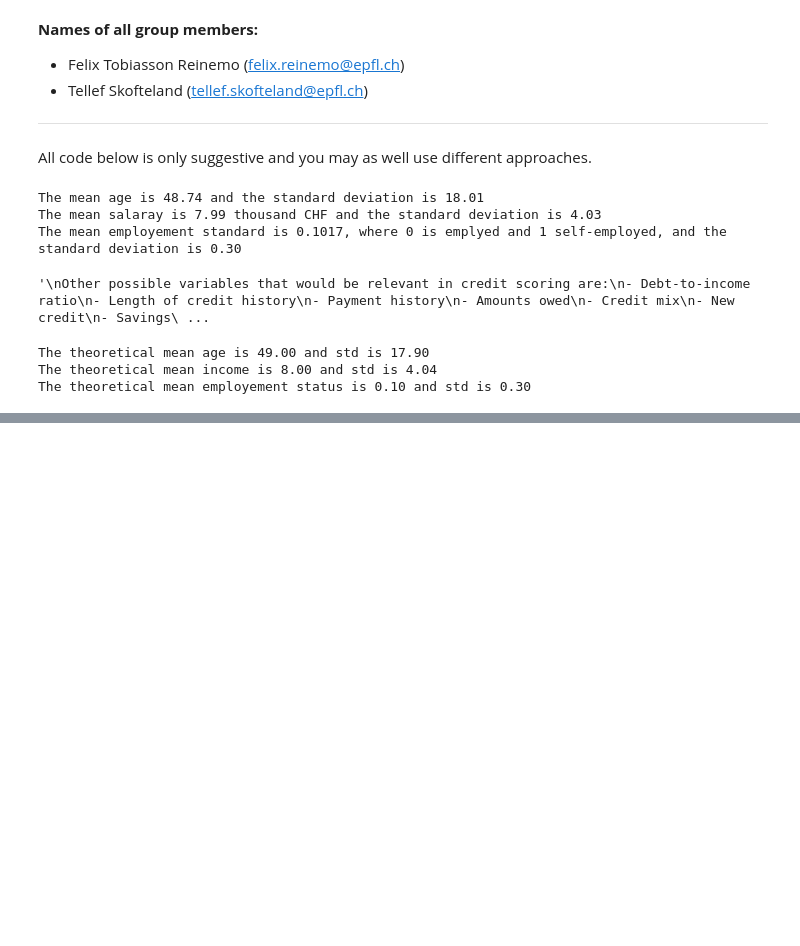
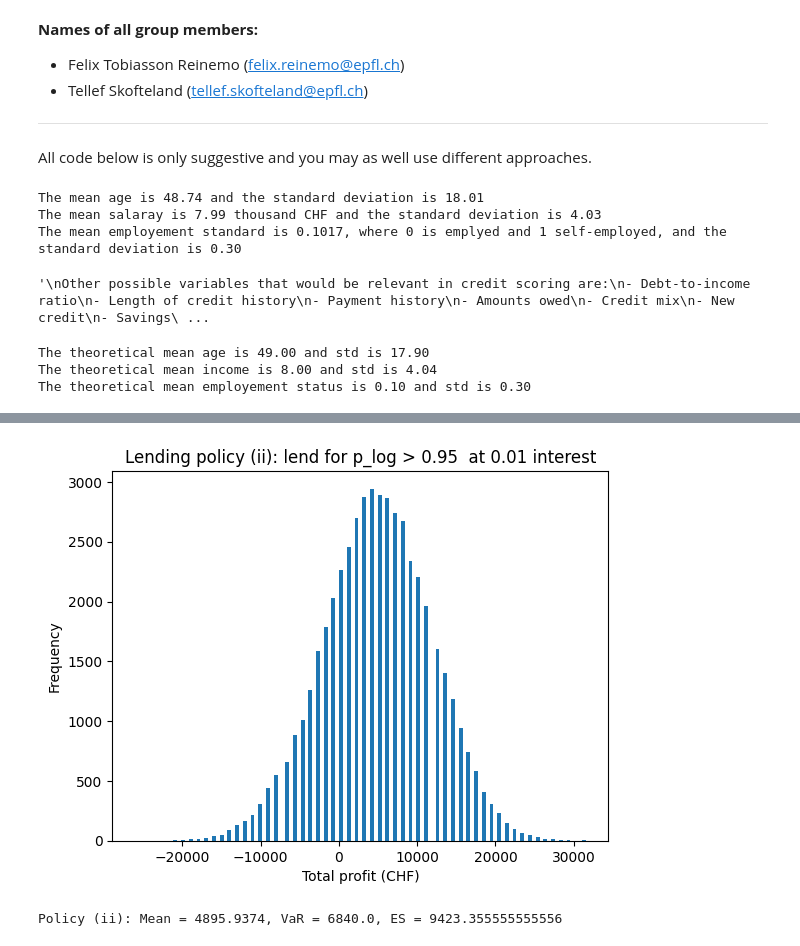
Before and after one commit to Tellefskofteland/QRM_project_2, a Jupyter notebook: Project2_template.ipynb, the cells around one changed output, grey strips where cells are left out. Drawn from its saved outputs; the diff is of its cells as text; code cells hidden in the pictures; blank space fills up the shorter version.

```diff
--- a/Project2_template.ipynb
+++ b/Project2_template.ipynb
@@ -116,12 +116,12 @@ from sklearn.metrics import log_loss
 # (note that it outputs both P(Y=0|X) and P(Y=1|X))
 # "log_loss(Y, pred_X)" evaluates the negative conditional log likelihood (also called cross-entropy loss)
 
-x_train = x[:n]
-x_test = x[n:]
-y1_train = y1[:n]
-y1_test = y1[n:]
-y2_train = y2[:n]
-y2_test = y2[n:]
+x_train = x[:m]
+x_test = x[m:]
+y1_train = y1[:m]
+y1_test = y1[m:]
+y2_train = y2[:m]
+y2_test = y2[m:]
 
 # Fit the models on both datasets
 
@@ -342,0 +360,22 @@ SVM                   0.995087   0.980440
+# %%
+# Scenario 2:
+# Define Portfolio and possible outcomes using the matrix D and the predicted default probabilities from the logistic regression model
+p2_log = model2.predict_proba(x_test)[:,1]
+lend_log = (p2_log > 0.95).astype(int)
+pnl_ii = simulate_policy(0.01, lend_log)
+# %%
+# Plot the histogram of profits and losses
+plt.hist(pnl_ii, bins = 'auto')
+plt.title('Lending policy (ii): lend for p_log > 0.95  at 0.01 interest')
+plt.xlabel('Total profit (CHF)')
+plt.ylabel('Frequency')
+plt.show()
+# %% [output]
+[figure, added]
+# %%
+# Calculate expected profit and losses, compute 95%-VaR and 95%-ES
+E_ii = pnl_ii.mean()
+VaR_ii, ES_ii = risk(pnl_ii)
+print(f'Policy (ii): Mean = {E_ii}, VaR = {VaR_ii}, ES = {ES_ii}')
+# %% [output]
+Policy (ii): Mean = 4895.9374, VaR = 6840.0, ES = 9423.355555555556
```
Also changed, not shown: parts of 15 cells of this notebook.
